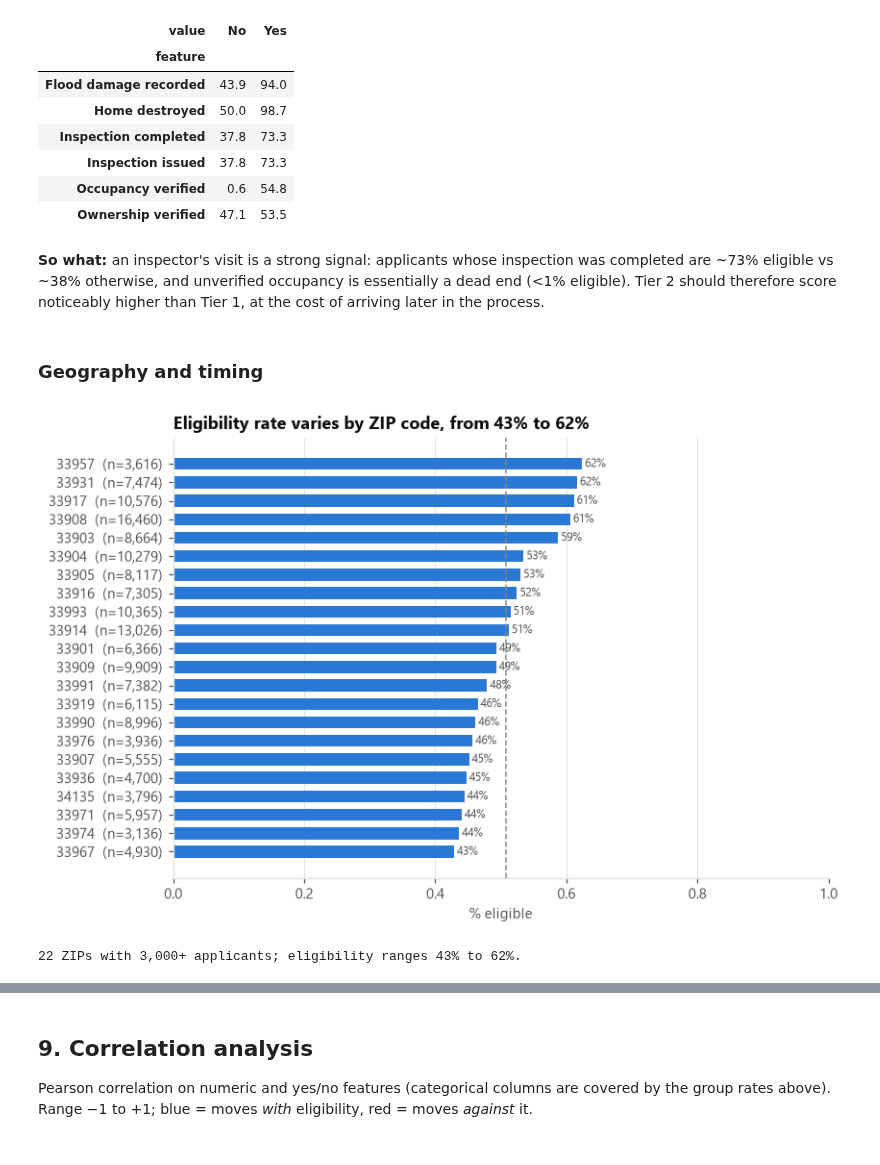
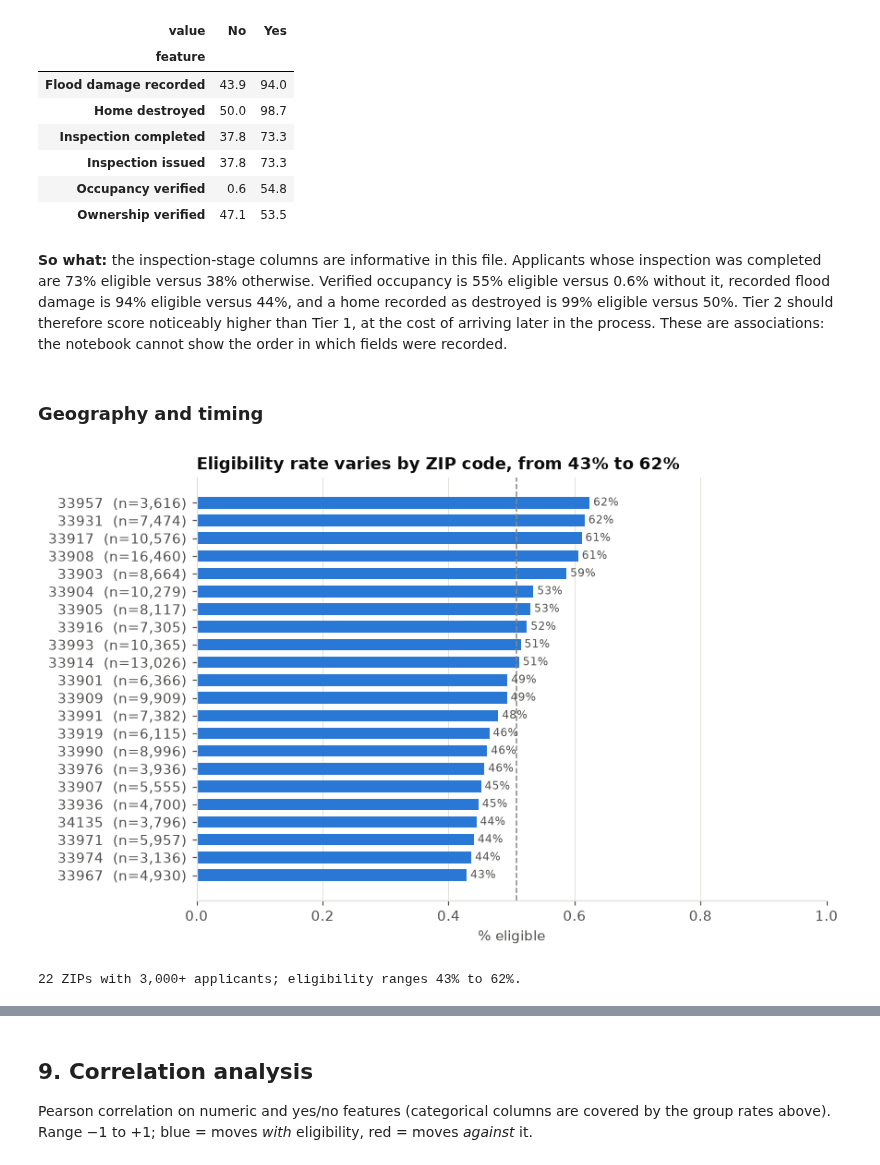
Before and after one commit to DanielG0798/fema-assistance-prediction, a Jupyter notebook: notebooks/eda/01_initial_eda.ipynb, the cells around one changed output, grey strips where cells are left out. Cells and saved outputs as stored; diff of their text form; code cells hidden in the pictures.

```diff
--- a/notebooks/eda/01_initial_eda.ipynb
+++ b/notebooks/eda/01_initial_eda.ipynb
@@ -43,14 +226,14 @@ AQUA = "#1baf7a"
 - **Quality warning from FEMA:** this is raw operational data (NEMIS) and "subject to a small percentage of human error".
 - **Citation:** FEMA. *OpenFEMA Dataset: Individuals and Households Program – Valid Registrations v2.* https://www.fema.gov/openfema-data-page/individuals-and-households-program-valid-registrations-v2
 # %%
-raw = load_ian_lee()          # cached after the first call
-check_roles(raw.columns)      # every column must have a documented role (see src/utils/columns.py)
+raw = load_data()
+check_roles(raw.columns)      # every column must have a documented role (see Section 4)
 
 applied = pd.to_datetime(raw["appliedDate"], utc=True).dt.tz_localize(None)
 print(f"{raw.shape[0]:,} rows x {raw.shape[1]} columns")
 print(f"Applications received {applied.min().date()} to {applied.max().date()}")
 print(f"Requirement check -> rows >= 1,000: {raw.shape[0] >= 1000} | features >= 10: {len(APPLICATION_FEATURES) >= 10}")
-raw.head(3).T.head(20)
+raw.head(5).iloc[:, :10]
 # %% [output]
 194,482 rows x 100 columns
 Applications received 2022-09-27 to 2023-01-12
@@ -242,8 +444,8 @@ Missing data is not random here: often "blank" means *the question was never ask
 # %%
 miss = (raw.isna().mean() * 100).sort_values(ascending=False)
 miss = miss[miss > 0]
-model_cols = APPLICATION_FEATURES + INSPECTION_FEATURES
-usable = miss[miss.index.isin(model_cols)]
+feature_cols = APPLICATION_FEATURES + INSPECTION_FEATURES + UNDER_REVIEW
+usable = miss[miss.index.isin(feature_cols)]
 
 fig, ax = plt.subplots(figsize=(8, 4.8))
 ax.barh(usable.index[::-1], usable.values[::-1], color=BLUE, height=0.6)
@@ -327,10 +587,10 @@ floodDamageAmount    86.6         16827.0          210282.0  218144.0
 # %% [markdown]
 ## 6. Summary statistics
 # %%
-model = load_model_data("inspection")    # cleaned table: target + Tier 1 + Tier 2 features
-num = model.drop(columns=[TARGET]).select_dtypes("number").astype("float64")
+clean_df = clean(raw, "inspection")    # cleaned table: target + Tier 1 + Tier 2 features
+num = clean_df.drop(columns=[TARGET]).select_dtypes("number").astype("float64")
 desc = num.describe().T[["count", "mean", "std", "min", "50%", "max"]]
-desc["missing %"] = (1 - desc["count"] / len(model)) * 100
+desc["missing %"] = (1 - desc["count"] / len(clean_df)) * 100
 print(f"Numeric / yes-no features: {len(desc)}")
 desc.round(2)
 # %% [output]
@@ -420,11 +698,11 @@ Peak day: 2022-09-30 with 15,240 applications; 94% arrived by Oct 31.
 ## 8. How do features relate to eligibility?
 Each bar is the **% of applicants in that group who were eligible**; the dashed line is the overall rate. Bars far from the line mark features with real signal. (Groups with fewer than 200 applicants are skipped as unreliable.)
 # %%
-overall = model[TARGET].mean()
+overall = clean_df[TARGET].mean()
 YN = {0: "No", 1: "Yes"}
 
 def rate_bar(ax, col, labels=None, order=None):
-    g = model.groupby(col, observed=True)[TARGET].agg(["mean", "size"])
+    g = clean_df.groupby(col, observed=True)[TARGET].agg(["mean", "size"])
     g = g[g["size"] >= 200]
     if order is not None:
         g = g.reindex([o for o in order if o in g.index])
@@ -450,6 +728,6 @@ rate_bar(axes[1, 2], "floodInsurance", YN)
 rate_bar(axes[2, 0], "primaryResidence", YN)
 rate_bar(axes[2, 1], "ownRent", {"O": "Owner", "R": "Renter"})
 rate_bar(axes[2, 2], "homeDamage", YN)
-fig.suptitle("Eligibility rate by applicant feature (dashed line = overall 51%)", x=0.01, ha="left", fontweight="bold")
+fig.suptitle(f"Eligibility rate by applicant feature (dashed line = overall {overall:.0%})", x=0.01, ha="left", fontweight="bold")
 plt.tight_layout(); save_fig("eligibility_by_feature"); plt.show()
 # %% [output]
@@ -480,22 +758,22 @@ pd.DataFrame(rows).pivot(index="feature", columns="value", values="% eligible")
 | Occupancy verified | 0.6 | 54.8 |
 | Ownership verified | 47.1 | 53.5 |
 # %% [markdown]
-**So what:** an inspector's visit is a strong signal: applicants whose inspection was completed are ~73% eligible vs ~38% otherwise, and unverified occupancy is essentially a dead end (<1% eligible). Tier 2 should therefore score noticeably higher than Tier 1, at the cost of arriving later in the process.
+**So what:** the inspection-stage columns are informative in this file. Applicants whose inspection was completed are 73% eligible versus 38% otherwise. Verified occupancy is 55% eligible versus 0.6% without it, recorded flood damage is 94% eligible versus 44%, and a home recorded as destroyed is 99% eligible versus 50%. Tier 2 should therefore score noticeably higher than Tier 1, at the cost of arriving later in the process. These are associations: the notebook cannot show the order in which fields were recorded.
 # %% [markdown]
 ### Geography and timing
 # %%
-z = model.groupby("damagedZipCode", observed=True)[TARGET].agg(["mean", "size"])
+z = clean_df.groupby("damagedZipCode", observed=True)[TARGET].agg(["mean", "size"])
 z = z[z["size"] >= 3000].sort_values("mean")
 fig, ax = plt.subplots(figsize=(8, 5.4))
 ax.barh([f"{i}  (n={int(n):,})" for i, n in zip(z.index, z["size"])], z["mean"], color=BLUE, height=0.65)
 ax.axvline(overall, color=GRAY, lw=1, ls="--")
 for y_, m in enumerate(z["mean"]):
     ax.text(m, y_, f" {m:.0%}", va="center", color=INK_SOFT, fontsize=8)
 ax.set_xlim(0, 1); ax.grid(axis="y", visible=False); ax.set_xlabel("% eligible")
 ax.set_title(f"Eligibility rate varies by ZIP code, from {z['mean'].min():.0%} to {z['mean'].max():.0%}")
 save_fig("eligibility_by_zip"); plt.show()
 print(f"{len(z)} ZIPs with 3,000+ applicants; eligibility ranges {z['mean'].min():.0%} to {z['mean'].max():.0%}.")
 # %% [output]
-[figure, old version]
+[figure, new version]
 22 ZIPs with 3,000+ applicants; eligibility ranges 43% to 62%.
 # %%
```
Also changed, not shown: parts of 54 cells of this notebook, 5 other files.
